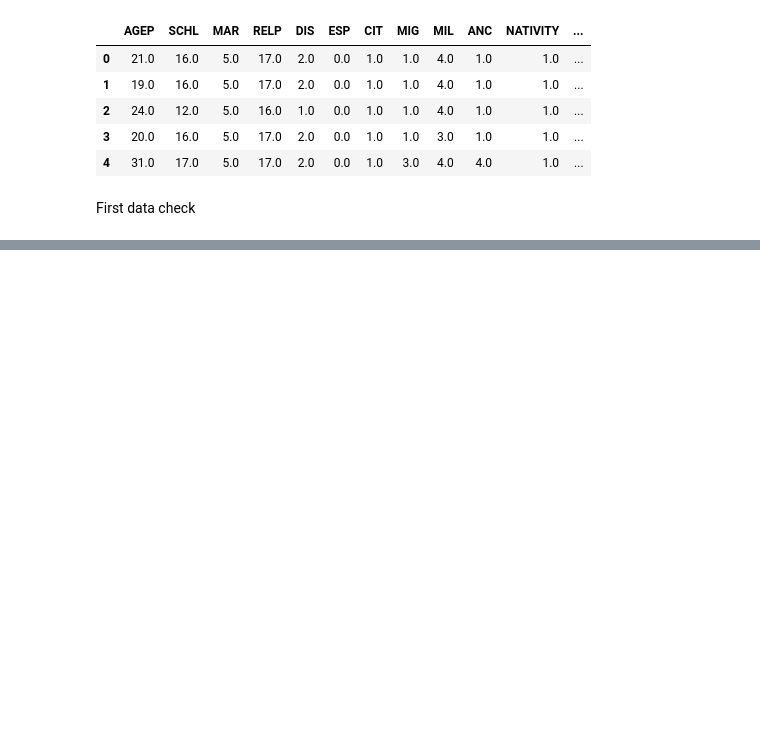
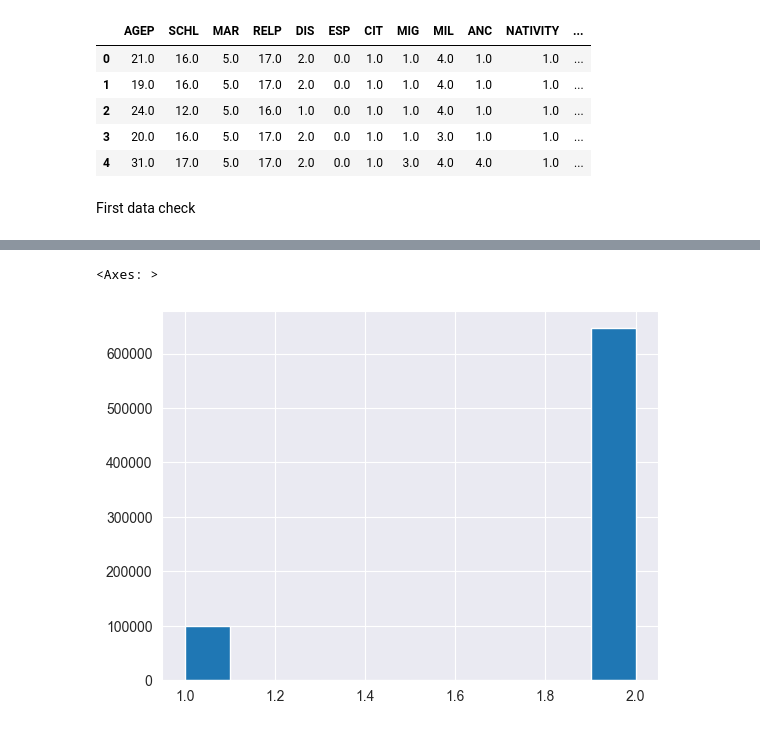
Before and after one commit to giocioc/IML-1, a Jupyter notebook: code/mainNotebook.ipynb, the cells around one changed output, grey strips where cells are left out. Cells and saved outputs as stored; diff of their text form; code cells hidden in the pictures; blank space fills up the shorter version.

```diff
--- a/code/mainNotebook.ipynb
+++ b/code/mainNotebook.ipynb
@@ -59,0 +131,5 @@ data['SCHL'].hist()
+# %%
+data['DIS'].hist()
+# %% [output]
+<Axes: >
+[figure, added]
```
Also changed, not shown: parts of 30 cells of this notebook.
